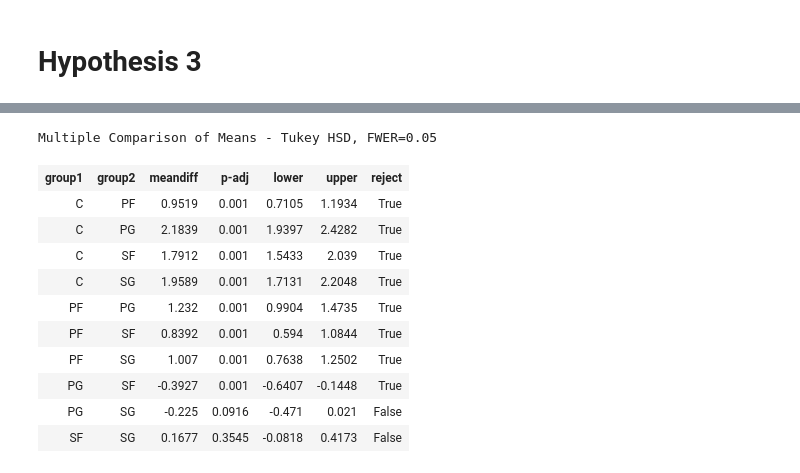
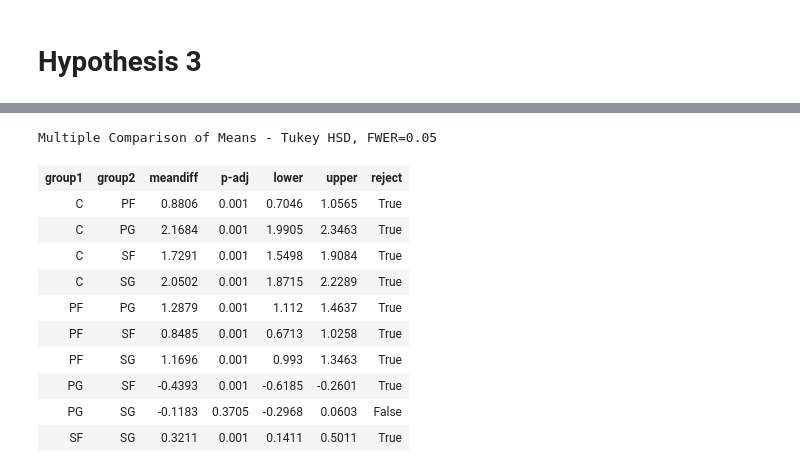
Before and after one commit to nteuthorn/Thinkful_Capstone1, a Jupyter notebook: Capstone 1.ipynb, the cells around one changed output, grey strips where cells are left out. Drawn from its saved outputs; the diff is of its cells as text; code cells hidden in the pictures.

```diff
--- a/Capstone 1.ipynb
+++ b/Capstone 1.ipynb
@@ -488,19 +488,19 @@ F_onewayResult(statistic=72.06711721951983, pvalue=1.1450075119256727e-60)
 # %%
-tukey_OBPM = pairwise_tukeyhsd(endog = y82_player_stats.OBPM,
-                          groups = y82_player_stats.POS_final,
+tukey_OBPM = pairwise_tukeyhsd(endog = y82_player_stats[(y82_player_stats.Role != 0)].OBPM,
+                          groups = y82_player_stats[(y82_player_stats.Role != 0)].POS_final,
                           alpha=0.05)
 
 tukey_OBPM.summary()
 # %% [output]
 Multiple Comparison of Means - Tukey HSD, FWER=0.05
 | group1 | group2 | meandiff | p-adj | lower | upper | reject |
-| C | PF | 0.9519 | 0.001 | 0.7105 | 1.1934 | True |
-| C | PG | 2.1839 | 0.001 | 1.9397 | 2.4282 | True |
-| C | SF | 1.7912 | 0.001 | 1.5433 | 2.039 | True |
-| C | SG | 1.9589 | 0.001 | 1.7131 | 2.2048 | True |
-| PF | PG | 1.232 | 0.001 | 0.9904 | 1.4735 | True |
-| PF | SF | 0.8392 | 0.001 | 0.594 | 1.0844 | True |
-| PF | SG | 1.007 | 0.001 | 0.7638 | 1.2502 | True |
-| PG | SF | -0.3927 | 0.001 | -0.6407 | -0.1448 | True |
-| PG | SG | -0.225 | 0.0916 | -0.471 | 0.021 | False |
-| SF | SG | 0.1677 | 0.3545 | -0.0818 | 0.4173 | False |
+| C | PF | 0.8806 | 0.001 | 0.7046 | 1.0565 | True |
+| C | PG | 2.1684 | 0.001 | 1.9905 | 2.3463 | True |
+| C | SF | 1.7291 | 0.001 | 1.5498 | 1.9084 | True |
+| C | SG | 2.0502 | 0.001 | 1.8715 | 2.2289 | True |
+| PF | PG | 1.2879 | 0.001 | 1.112 | 1.4637 | True |
+| PF | SF | 0.8485 | 0.001 | 0.6713 | 1.0258 | True |
+| PF | SG | 1.1696 | 0.001 | 0.993 | 1.3463 | True |
+| PG | SF | -0.4393 | 0.001 | -0.6185 | -0.2601 | True |
+| PG | SG | -0.1183 | 0.3705 | -0.2968 | 0.0603 | False |
+| SF | SG | 0.3211 | 0.001 | 0.1411 | 0.5011 | True |
```
Also changed, not shown: parts of 12 cells of this notebook.
